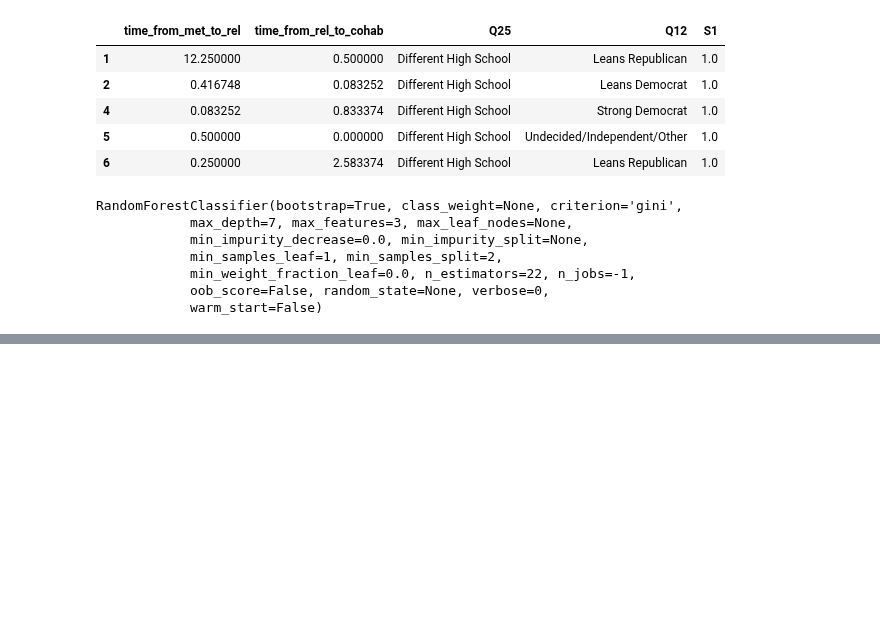
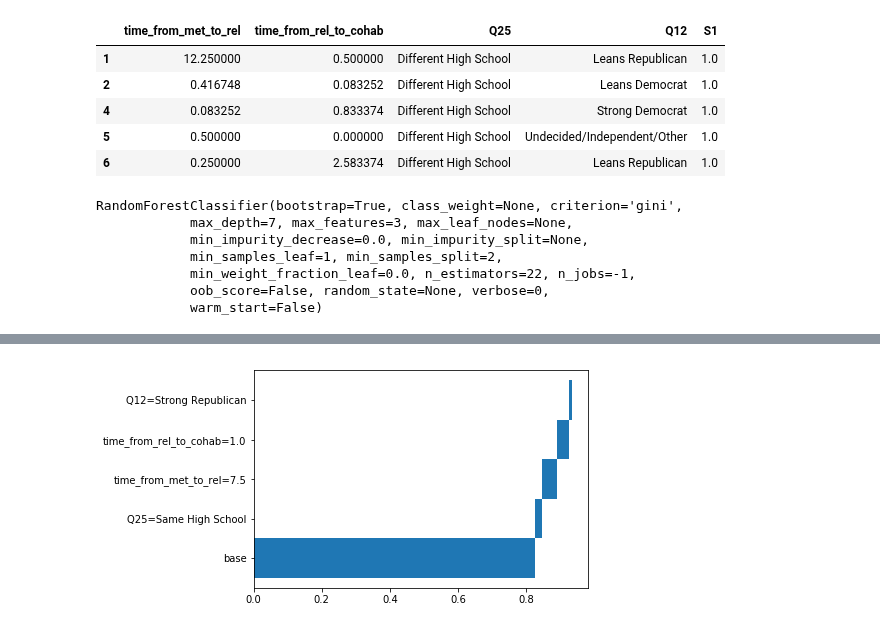
Before and after one commit to pbiecek/InterpretableMachineLearning2018S, a Jupyter notebook: PraceDomowe/PD3/jakub_sieron_pd3.ipynb, the cells around one changed output, grey strips where cells are left out. Saved outputs shown, nothing was run; the diff lists cells and outputs as text; code cells hidden in the pictures; blank space fills up the shorter version.

```diff
--- a/PraceDomowe/PD3/jakub_sieron_pd3.ipynb
+++ b/PraceDomowe/PD3/jakub_sieron_pd3.ipynb
@@ -147,0 +178,5 @@ After fixing time_from_met_to_rel at 7.5 mean prediction = 0.9569024650390102
+# %%
+plot_waterfall(original_data=X_train, X=X, col_order=('Q25', 'time_from_met_to_rel', 'time_from_rel_to_cohab', 'Q12'),
+              model=clf, example_case=example_case, balancer=get_dummies_balancer)
+# %% [output]
+[figure, added]
```
Also changed, not shown: parts of 4 cells of this notebook, 1 other file.
